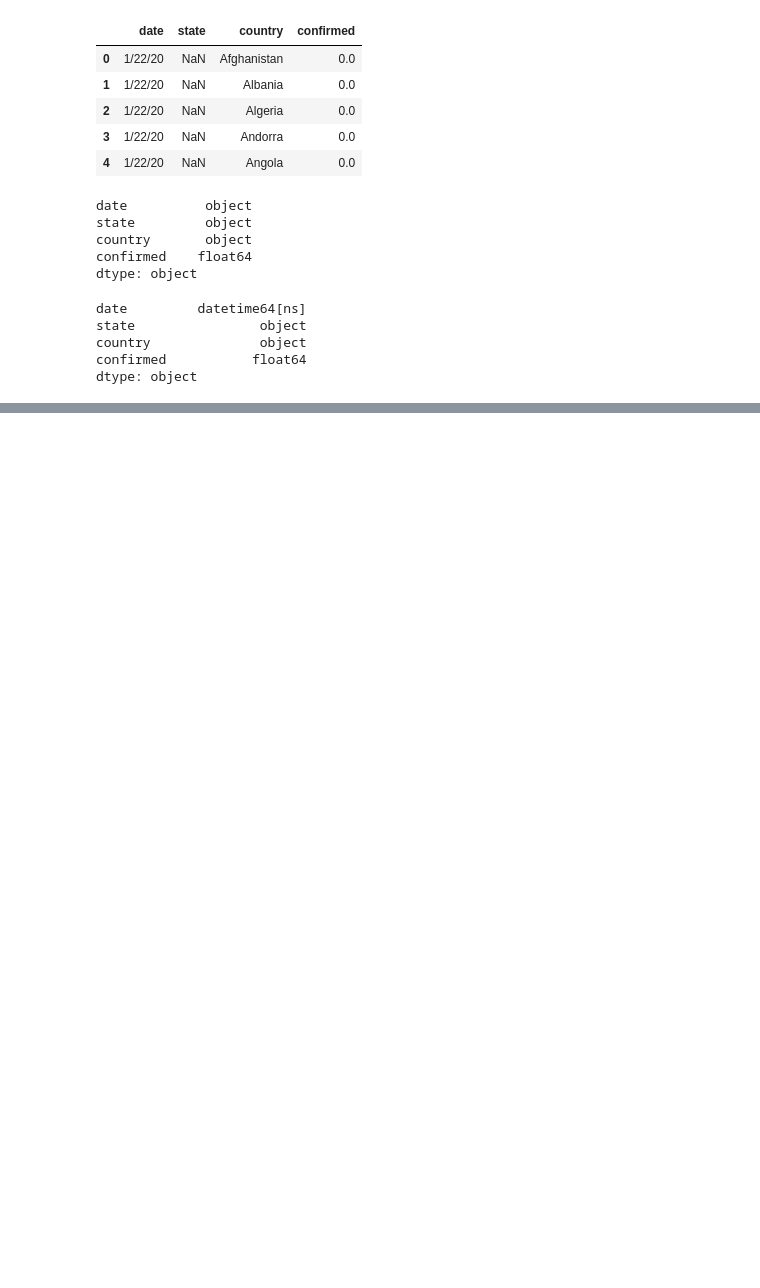
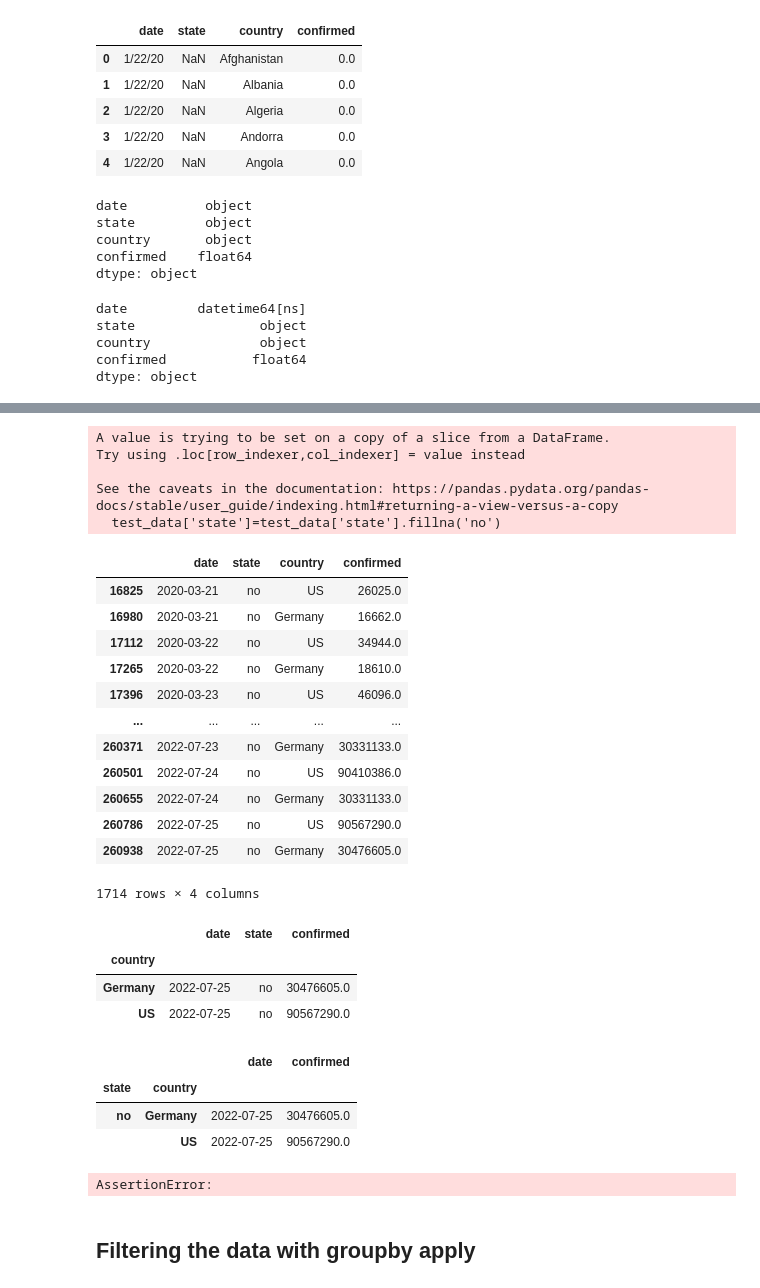
Before and after one commit to ashutoshd1996/EDS-COVID-Data-Analysis, a Jupyter notebook: notebooks/Data_Preparation.ipynb, the cells around one changed output, grey strips where cells are left out. Drawn from its saved outputs; the diff is of its cells as text; code cells hidden in the pictures; blank space fills up the shorter version.

```diff
--- a/notebooks/Data_Preparation.ipynb
+++ b/notebooks/Data_Preparation.ipynb
@@ -216,0 +236,33 @@ pd_relational_model.to_csv('../data/processed/COVID_relational_confirmed.csv',se
+# %%
+test_data=pd_JH_data[((pd_JH_data['country']=='US')|
+                      (pd_JH_data['country']=='Germany'))&
+                     (pd_JH_data['date']>'2020-03-20')]
+# %%
+test_data['state']=test_data['state'].fillna('no')
+test_data
+# %% [output]
+A value is trying to be set on a copy of a slice from a DataFrame.
+Try using .loc[row_indexer,col_indexer] = value instead
+
+See the caveats in the documentation: https://pandas.pydata.org/pandas-docs/stable/user_guide/indexing.html#returning-a-view-versus-a-copy
+  test_data['state']=test_data['state'].fillna('no')
+|  | date | state | country | confirmed |
+| 16825 | 2020-03-21 | no | US | 26025.0 |
+| 16980 | 2020-03-21 | no | Germany | 16662.0 |
+| 17112 | 2020-03-22 | no | US | 34944.0 |
+| 17265 | 2020-03-22 | no | Germany | 18610.0 |
+| 17396 | 2020-03-23 | no | US | 46096.0 |
+| ... | ... | ... | ... | ... |
+| 260371 | 2022-07-23 | no | Germany | 30331133.0 |
+| 260501 | 2022-07-24 | no | US | 90410386.0 |
+| 260655 | 2022-07-24 | no | Germany | 30331133.0 |
+| 260786 | 2022-07-25 | no | US | 90567290.0 |
+| 260938 | 2022-07-25 | no | Germany | 30476605.0 |
+1714 rows × 4 columns
+# %%
+test_data.groupby(['country']).agg(np.max)
+# %% [output]
+|  | date | state | confirmed |
+| country |  |  |  |
+| Germany | 2022-07-25 | no | 30476605.0 |
+| US | 2022-07-25 | no | 90567290.0 |
@@ -216,0 +300,11 @@ pd_relational_model.to_csv('../data/processed/COVID_relational_confirmed.csv',se
+# %%
+test_data.groupby(['state','country']).agg(np.max)
+# %% [output]
+|  |  | date | confirmed |
+| state | country |  |  |
+| no | Germany | 2022-07-25 | 30476605.0 |
+|  | US | 2022-07-25 | 90567290.0 |
+# %%
+test_data.groupby(['state','country']).apply(get_doubling_time_via_regression)
+# %% [output]
+AssertionError:
@@ -216,0 +337,2 @@ pd_relational_model.to_csv('../data/processed/COVID_relational_confirmed.csv',se
+# %% [markdown]
+## Filtering the data with groupby apply
```
Also changed, not shown: parts of 26 cells of this notebook, 12 other files.
